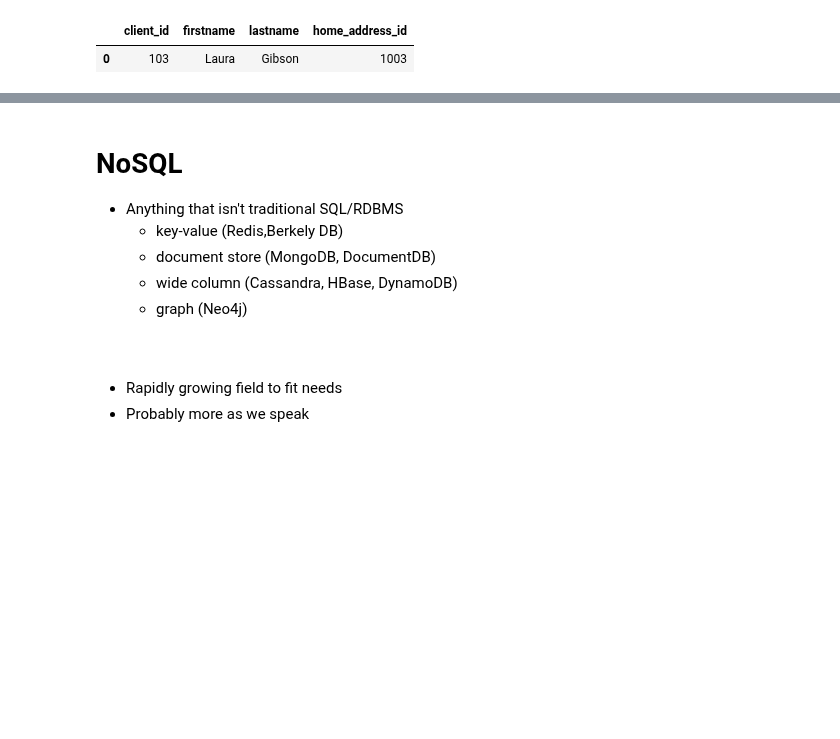
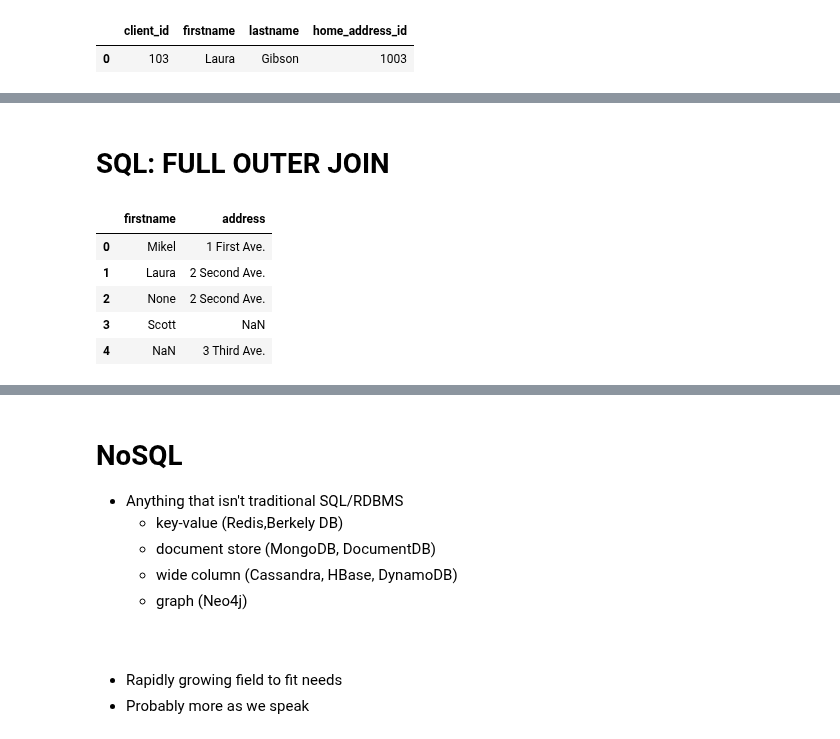
Before and after one commit to xguo7013/eods-f20, a Jupyter notebook: notebooks/eods-week12-timeseries-dataprocessing-delivery-and-databases.ipynb, the cells around one changed output, grey strips where cells are left out. Cells and saved outputs as stored; diff of their text form; code cells hidden in the pictures; blank space fills up the shorter version.

```diff
--- a/notebooks/eods-week12-timeseries-dataprocessing-delivery-and-databases.ipynb
+++ b/notebooks/eods-week12-timeseries-dataprocessing-delivery-and-databases.ipynb
@@ -1157,0 +1240,2 @@ pd.read_sql(sql,engine)
+# %% [markdown]
+# SQL: FULL OUTER JOIN
@@ -1157,0 +1251,9 @@ pd.read_sql(sql,engine)
+# %%
+pd.merge(clients,addresses,left_on='home_address_id',right_on='address_id',how='outer')[['firstname','address']]
+# %% [output]
+|  | firstname | address |
+| 0 | Mikel | 1 First Ave. |
+| 1 | Laura | 2 Second Ave. |
+| 2 | None | 2 Second Ave. |
+| 3 | Scott | NaN |
+| 4 | NaN | 3 Third Ave. |
```
Also changed, not shown: parts of 51 cells of this notebook, 9 other files.
